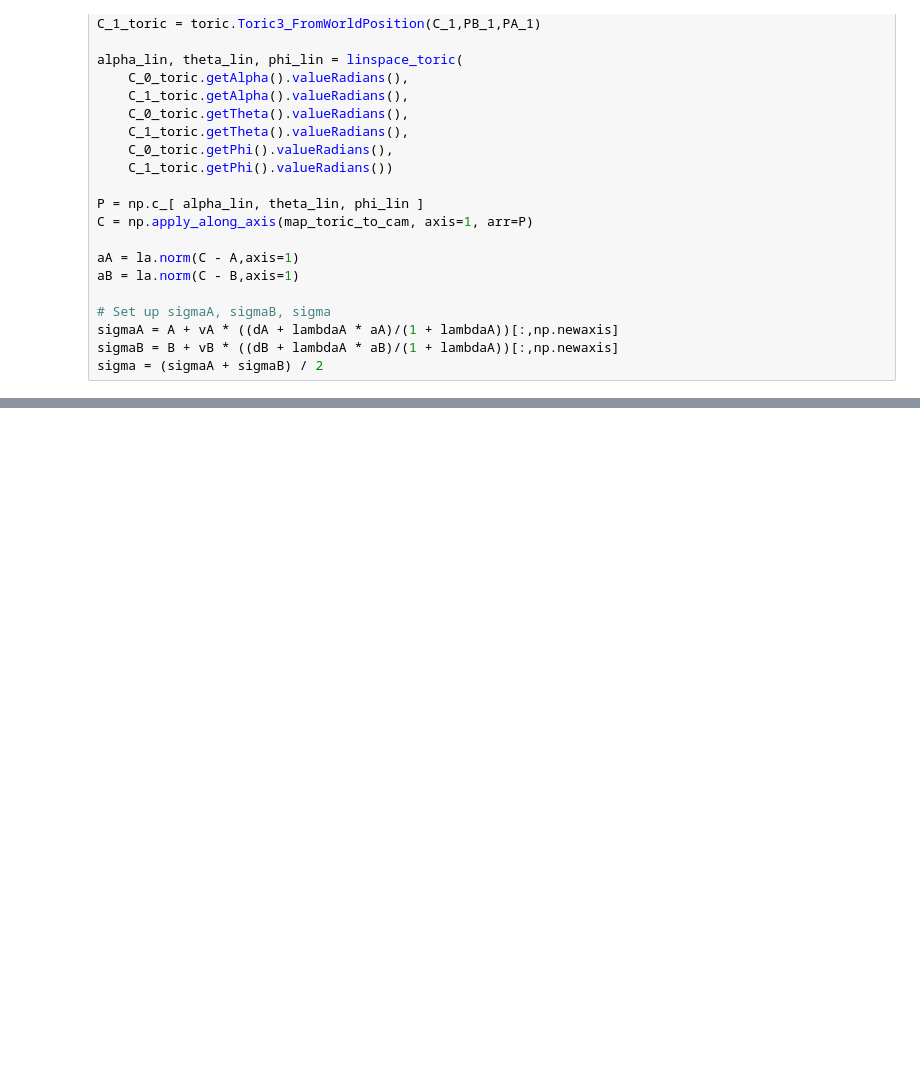
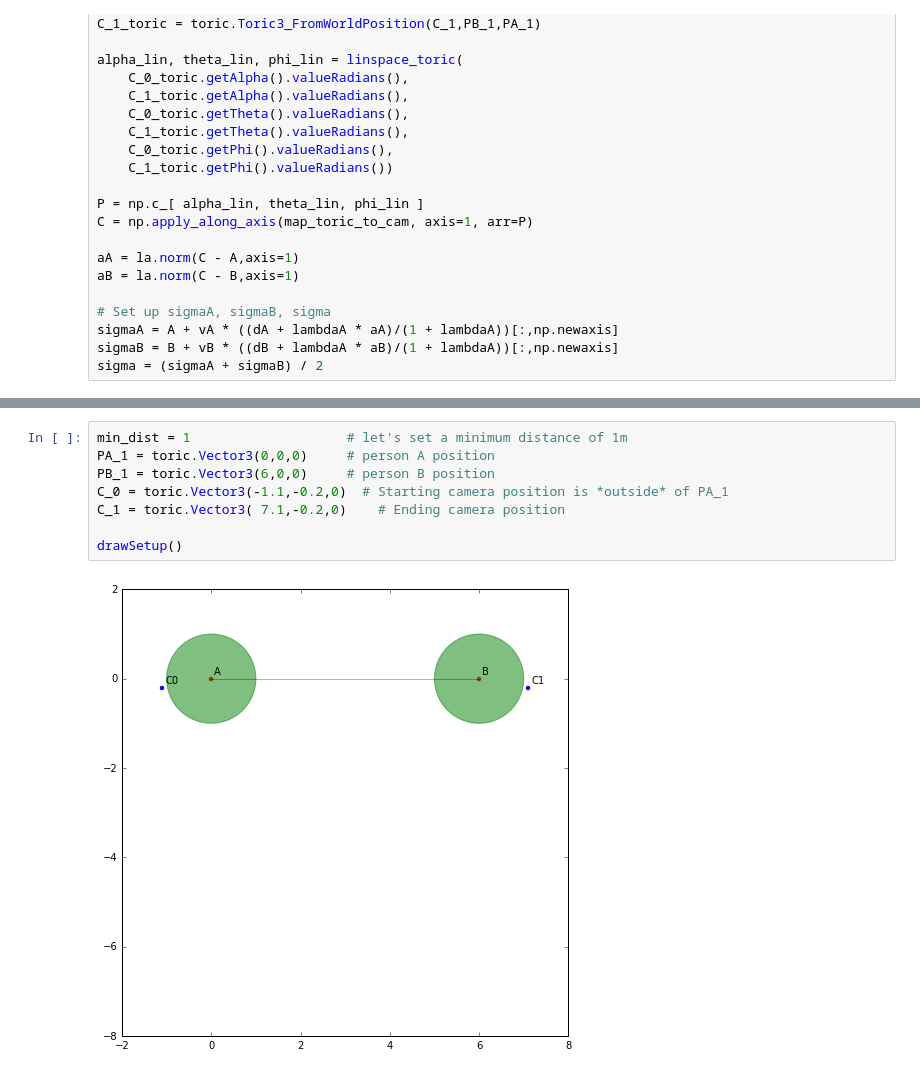
Before and after one commit to njoubert/spooky, a Jupyter notebook: experiments/ipython/NJ - 06 - Toric Interpolation Proof of Min Dist Constraint Maintenance.ipynb, the cells around one changed output, grey strips where cells are left out. Drawn from its saved outputs; the diff is of its cells as text; blank space fills up the shorter version.

```diff
--- a/experiments/ipython/NJ - 06 - Toric Interpolation Proof of Min Dist Constraint Maintenance.ipynb
+++ b/experiments/ipython/NJ - 06 - Toric Interpolation Proof of Min Dist Constraint Maintenance.ipynb
@@ -605,0 +593,10 @@ plt.legend(handles=[sA_legend,sB_legend,S_legend])
+# %%
+min_dist = 1                    # let's set a minimum distance of 1m
+PA_1 = toric.Vector3(0,0,0)     # person A position
+PB_1 = toric.Vector3(6,0,0)     # person B position
+C_0 = toric.Vector3(-1.1,-0.2,0)  # Starting camera position is *outside* of PA_1
+C_1 = toric.Vector3( 7.1,-0.2,0)    # Ending camera position
+
+drawSetup()
+# %% [output]
+[figure, added]
```
Also changed, not shown: parts of 9 cells of this notebook, 2 other files.
